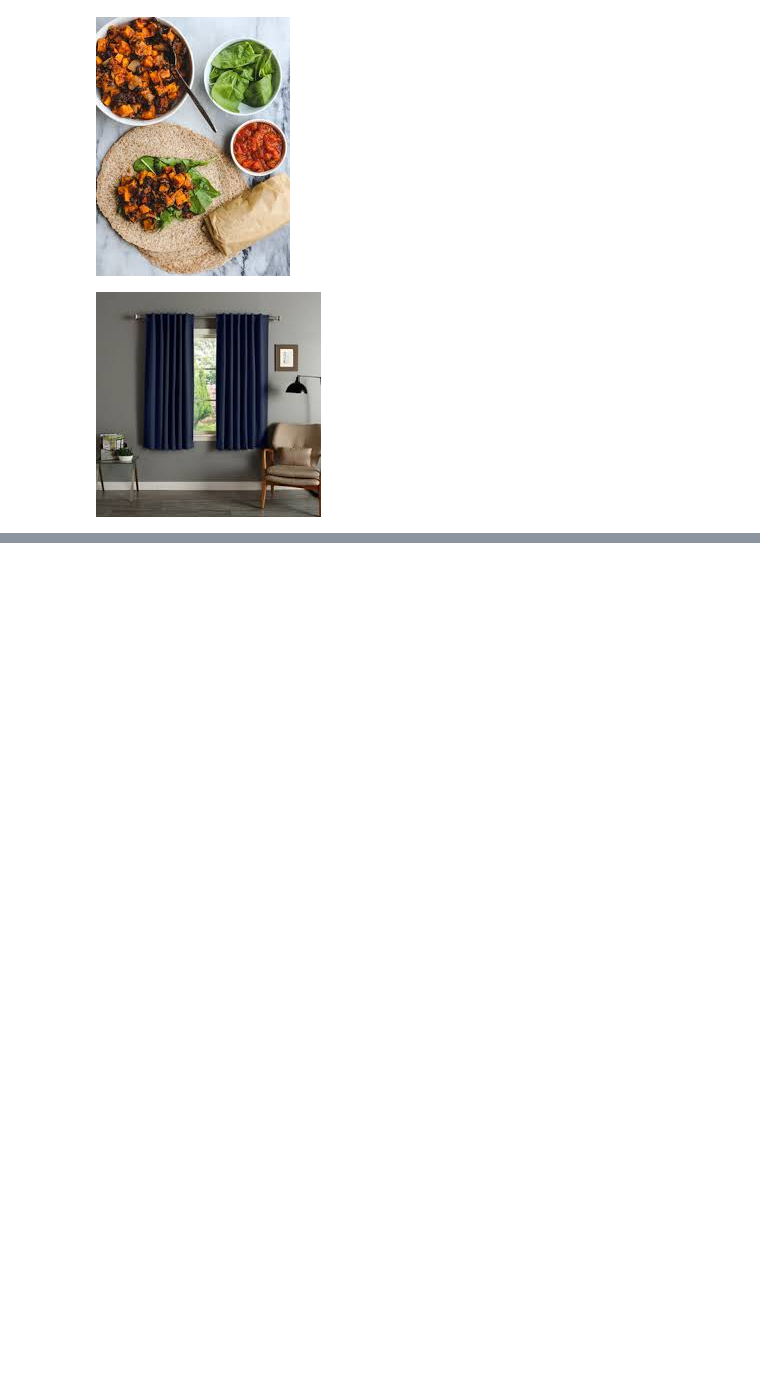
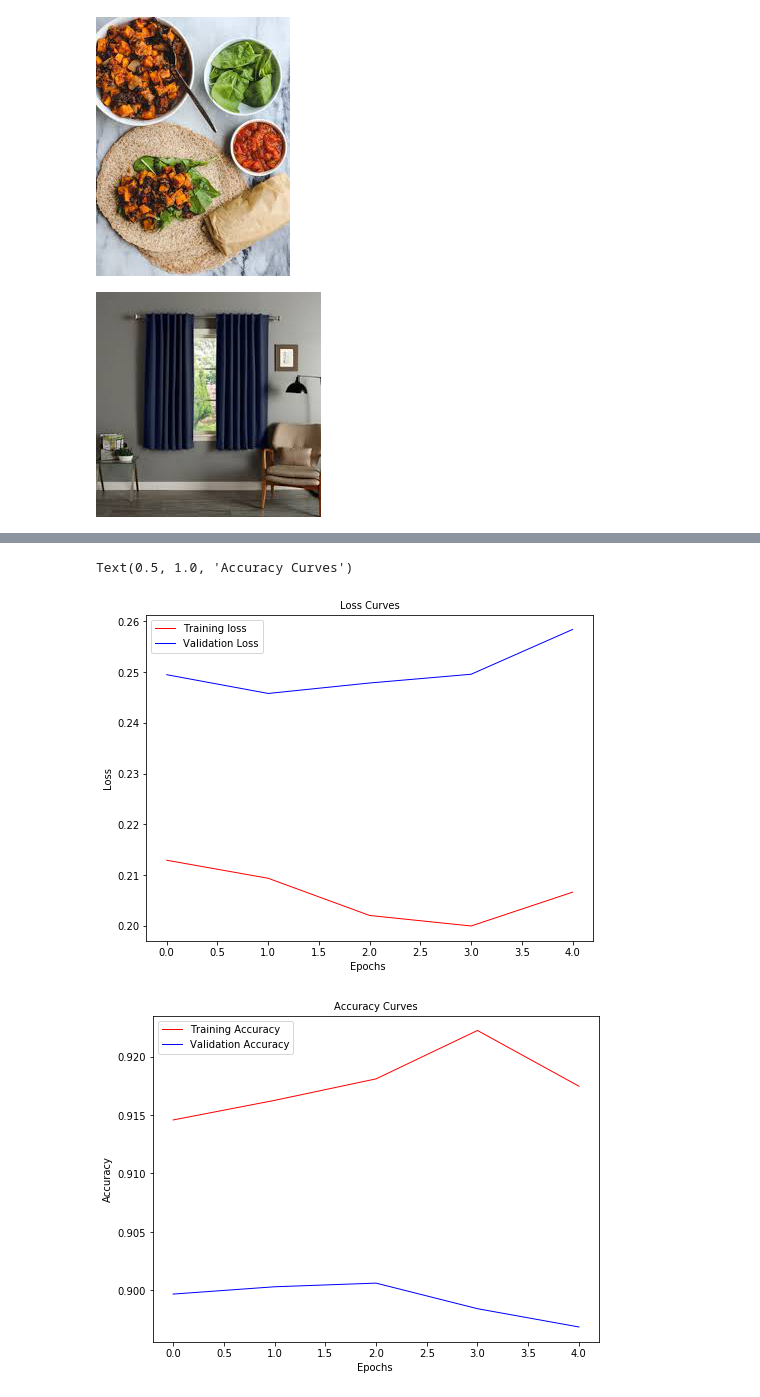
Before and after one commit to samuelmarinn/CNN-Garbage-Classifier, a Jupyter notebook: Ver0.ipynb, the cells around one changed output, grey strips where cells are left out. Drawn from its saved outputs; the diff is of its cells as text; code cells hidden in the pictures; blank space fills up the shorter version.

```diff
--- a/Ver0.ipynb
+++ b/Ver0.ipynb
@@ -114,0 +183,4 @@ Text(0.5, 1.0, 'Accuracy Curves')
+# %%
+model2.compile(optimizer = 'adam', loss = 'binary_crossentropy', metrics = ['accuracy'])
+# %%
+history = model2.fit_generator(data_tr, steps_per_epoch = 250, verbose=True,epochs = 5, validation_data = data_val, validation_steps = 100)
@@ -114,0 +223,5 @@ Text(0.5, 1.0, 'Accuracy Curves')
+# %%
+from tensorflow.keras.optimizers import SGD
+model2.compile(optimizer=SGD(lr=0.0001, momentum=0.9), loss ='binary_crossentropy', metrics = ['accuracy'])
+# %%
+history = model2.fit_generator(data_tr, steps_per_epoch = 250, verbose=True,epochs = 5, validation_data = data_val, validation_steps = 100)
@@ -114,0 +239,26 @@ Text(0.5, 1.0, 'Accuracy Curves')
+# %%
+#Gráfico de loss del modelo 1 (comparación de conjunto de validación con el de entrenamiento)
+import matplotlib.pyplot as plt
+
+plt.figure(figsize=[8,6])
+plt.plot(history.history['loss'],'r',linewidth=1.0)
+plt.plot(history.history['val_loss'],'b',linewidth=1.0)
+plt.legend(['Training loss', 'Validation Loss'])
+plt.xlabel('Epochs ',fontsize=10)
+plt.ylabel('Loss',fontsize=10)
+plt.title('Loss Curves',fontsize=10)
+
+
+#Gráfico de accuracy del modelo 1 (comparación de conjunto de validación con el de entrenamiento)
+
+plt.figure(figsize=[8,6])
+plt.plot(history.history['accuracy'],'r',linewidth=1.0)
+plt.plot(history.history['val_accuracy'],'b',linewidth=1.0)
+plt.legend(['Training Accuracy', 'Validation Accuracy'])
+plt.xlabel('Epochs ',fontsize=10)
+plt.ylabel('Accuracy',fontsize=10)
+plt.title('Accuracy Curves',fontsize=10)
+# %% [output]
+Text(0.5, 1.0, 'Accuracy Curves')
+[figure, added]
+[figure, added]
```
Also changed, not shown: parts of 25 cells of this notebook.
